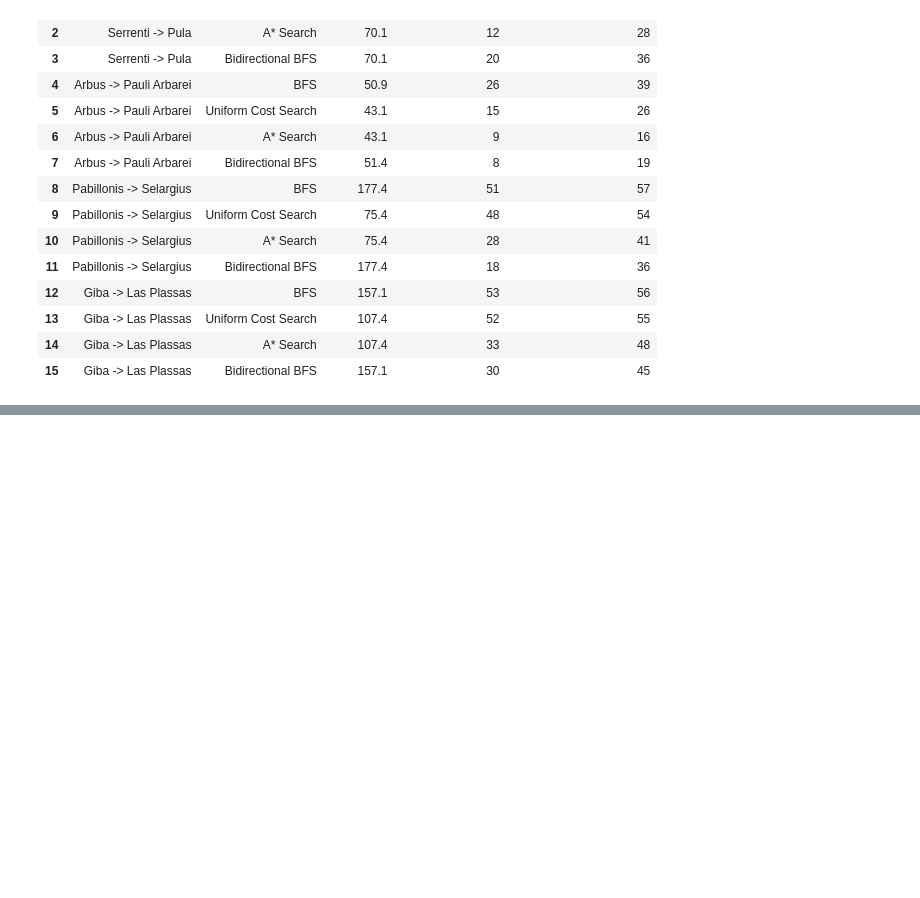
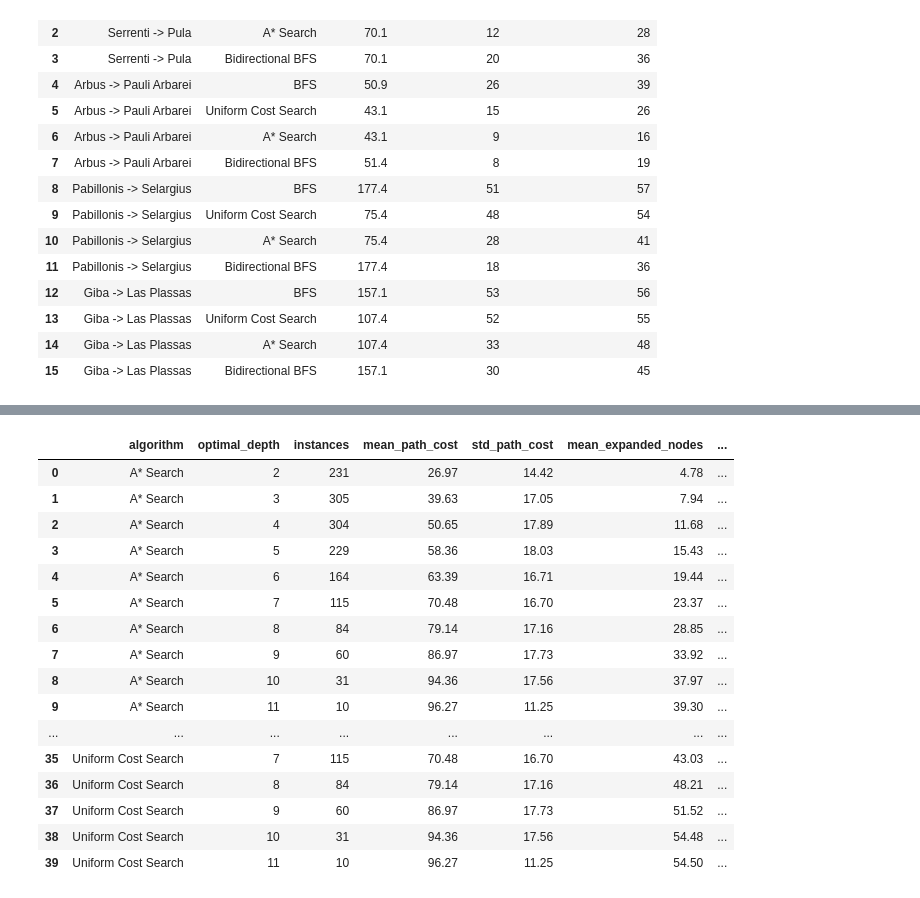
Before and after one commit to FrancescoMarras/Artificial-Intelligence, a Jupyter notebook: main.ipynb, the cells around one changed output, grey strips where cells are left out. Saved outputs shown, nothing was run; the diff lists cells and outputs as text; code cells hidden in the pictures; blank space fills up the shorter version.

Commit message:
Add complete evaluation on all non-adjacent city pairs with mean and standard deviation by optimal depth

```diff
--- a/main.ipynb
+++ b/main.ipynb
@@ -196,0 +268,37 @@ df_metrics
+# %%
+summary_df = (
+    df_all
+    .groupby(["algorithm", "optimal_depth"])
+    .agg(
+        instances=("path_cost", "size"),
+        mean_path_cost=("path_cost", "mean"),
+        std_path_cost=("path_cost", "std"),
+        mean_expanded_nodes=("expanded_nodes", "mean"),
+        std_expanded_nodes=("expanded_nodes", "std"),
+        mean_max_nodes_in_memory=("max_nodes_in_memory", "mean"),
+        std_max_nodes_in_memory=("max_nodes_in_memory", "std")
+    )
+    .reset_index()
+    .sort_values(["algorithm", "optimal_depth"])
+)
+
+summary_df = summary_df.round(2)
+summary_df
+# %% [output]
+|  | algorithm | optimal_depth | instances | mean_path_cost | std_path_cost | mean_expanded_nodes | ... |
+| 0 | A* Search | 2 | 231 | 26.97 | 14.42 | 4.78 | ... |
+| 1 | A* Search | 3 | 305 | 39.63 | 17.05 | 7.94 | ... |
+| 2 | A* Search | 4 | 304 | 50.65 | 17.89 | 11.68 | ... |
+| 3 | A* Search | 5 | 229 | 58.36 | 18.03 | 15.43 | ... |
+| 4 | A* Search | 6 | 164 | 63.39 | 16.71 | 19.44 | ... |
+| 5 | A* Search | 7 | 115 | 70.48 | 16.70 | 23.37 | ... |
+| 6 | A* Search | 8 | 84 | 79.14 | 17.16 | 28.85 | ... |
+| 7 | A* Search | 9 | 60 | 86.97 | 17.73 | 33.92 | ... |
+| 8 | A* Search | 10 | 31 | 94.36 | 17.56 | 37.97 | ... |
+| 9 | A* Search | 11 | 10 | 96.27 | 11.25 | 39.30 | ... |
+| ... | ... | ... | ... | ... | ... | ... | ... |
+| 35 | Uniform Cost Search | 7 | 115 | 70.48 | 16.70 | 43.03 | ... |
+| 36 | Uniform Cost Search | 8 | 84 | 79.14 | 17.16 | 48.21 | ... |
+| 37 | Uniform Cost Search | 9 | 60 | 86.97 | 17.73 | 51.52 | ... |
+| 38 | Uniform Cost Search | 10 | 31 | 94.36 | 17.56 | 54.48 | ... |
+| 39 | Uniform Cost Search | 11 | 10 | 96.27 | 11.25 | 54.50 | ... |
```
Also changed, not shown: parts of 1 cell of this notebook.
